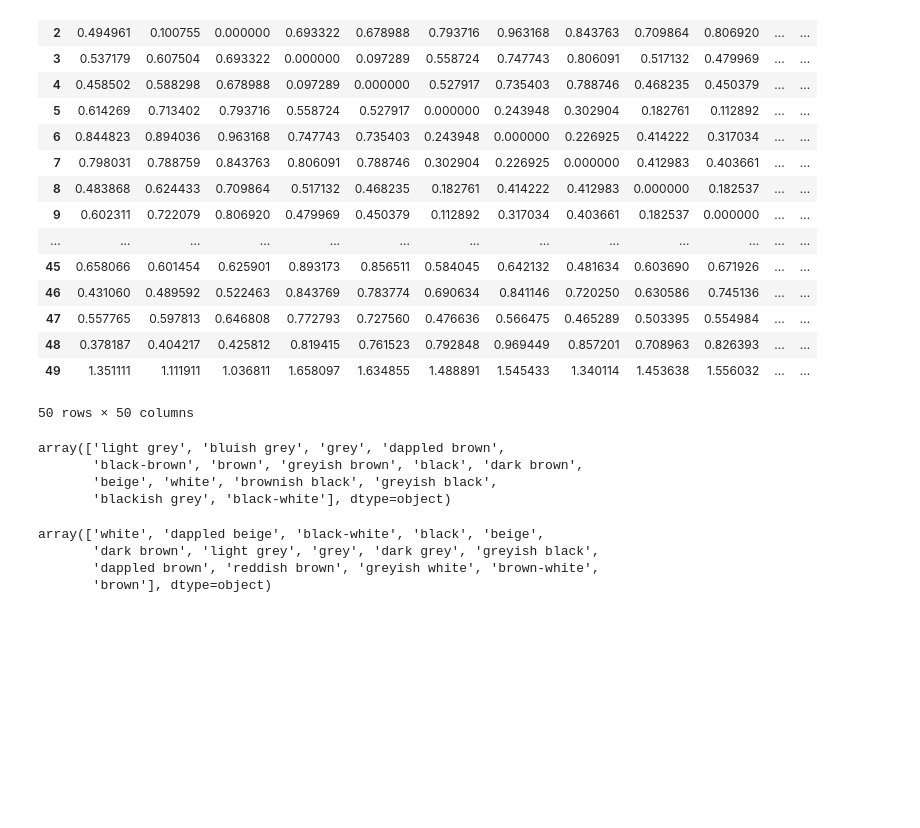
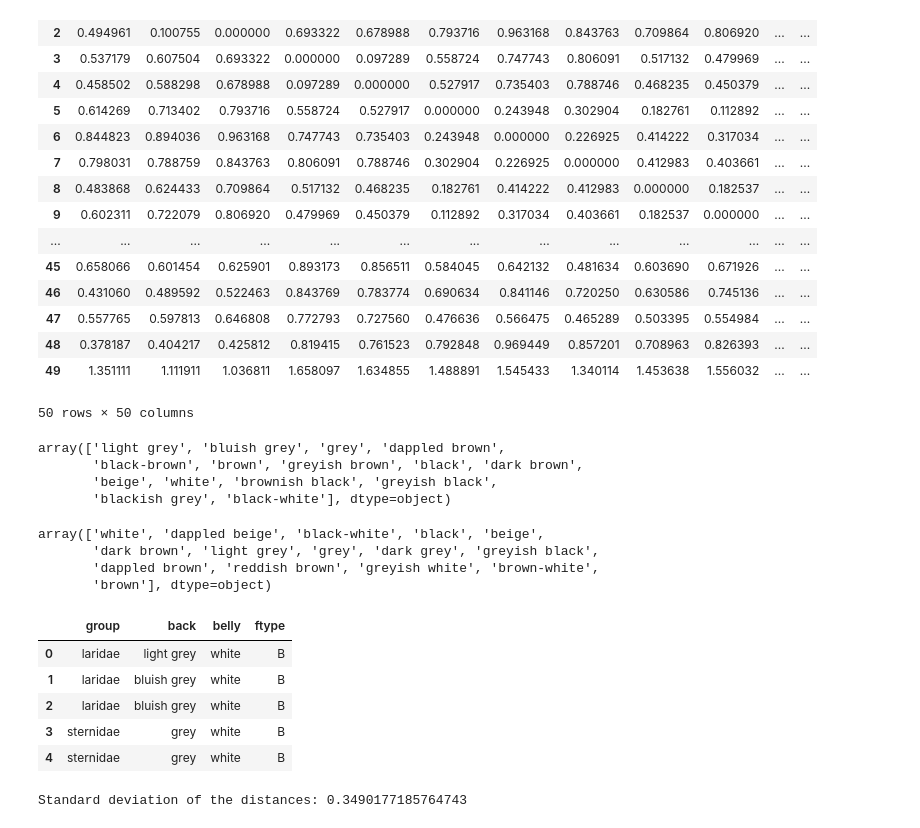
Before and after one commit to kbenedek/DataScience, a Jupyter notebook: HW2/hw_2_1.ipynb, the cells around one changed output. Saved outputs shown, nothing was run; the diff lists cells and outputs as text; code cells hidden in the pictures; blank space fills up the shorter version.

```diff
--- a/HW2/hw_2_1.ipynb
+++ b/HW2/hw_2_1.ipynb
@@ -166,0 +170,55 @@ def get_categ_dist(a: pd.Series, b: pd.Series) -> float:
+# %%
+birds_categ.head()
+# %% [output]
+|  | group | back | belly | ftype |
+| 0 | laridae | light grey | white | B |
+| 1 | laridae | bluish grey | white | B |
+| 2 | laridae | bluish grey | white | B |
+| 3 | sternidae | grey | white | B |
+| 4 | sternidae | grey | white | B |
+# %%
+import math
+def l2(row_1, row_2):
+    sum_of_squares = 0
+    for col in birds_scaled.columns:
+        sum_of_squares += abs(row_1[col] - row_2[col]) ** 2
+    dist = math.sqrt(sum_of_squares)
+    return dist
+
+def calculate_pairwise_distance(df, distance_function):
+    num_rows = len(df)
+    distances = [[0.0] * num_rows for _ in range(num_rows)]
+    for i in range(num_rows):
+        for j in range(num_rows): #Calculating 2 times, just to doublecheck
+            row_1 = df.iloc[i]
+            row_2 = df.iloc[j]
+
+            dist = distance_function(row_1, row_2)
+            distances[i][j] = dist
+
+    return pd.DataFrame(distances)
+
+pairwise_distances = calculate_pairwise_distance(birds_scaled, l2)
+
+import statistics
+
+def create_distance_list(distances):
+    distances_list = []
+    for i in range(len(distances)):
+        for j in range(i + 1, len(distances)):
+            distances_list.append(distances.iloc[i, j])
+    return distances_list
+
+
+l2_distance_list = create_distance_list(pairwise_distances)
+
+
+def get_std_dev(distance_list):
+    std_dev = statistics.stdev(distance_list)
+    print(f"Standard deviation of the distances: {std_dev}")
+    return std_dev
+
+
+l2_std = get_std_dev(l2_distance_list)
+# %% [output]
+Standard deviation of the distances: 0.3490177185764743
```
Also changed, not shown: parts of 5 cells of this notebook.
